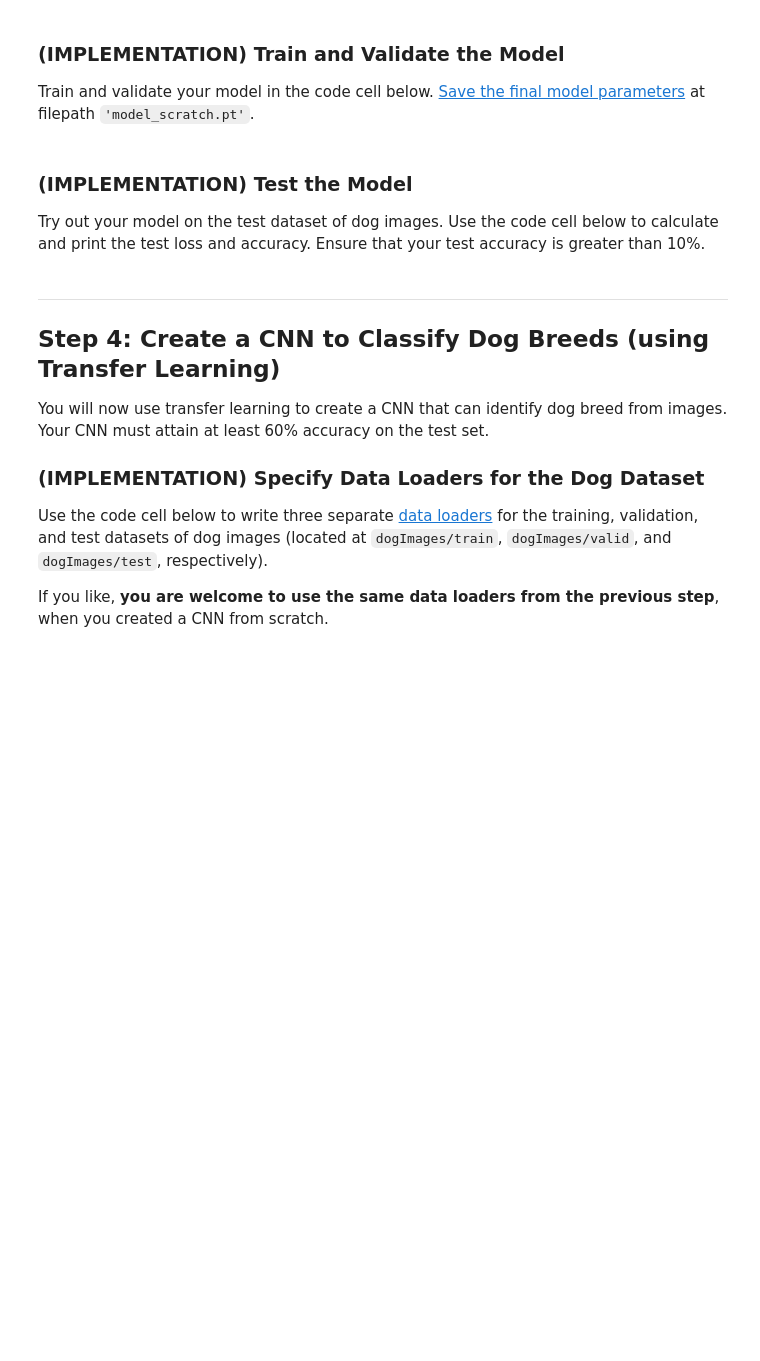
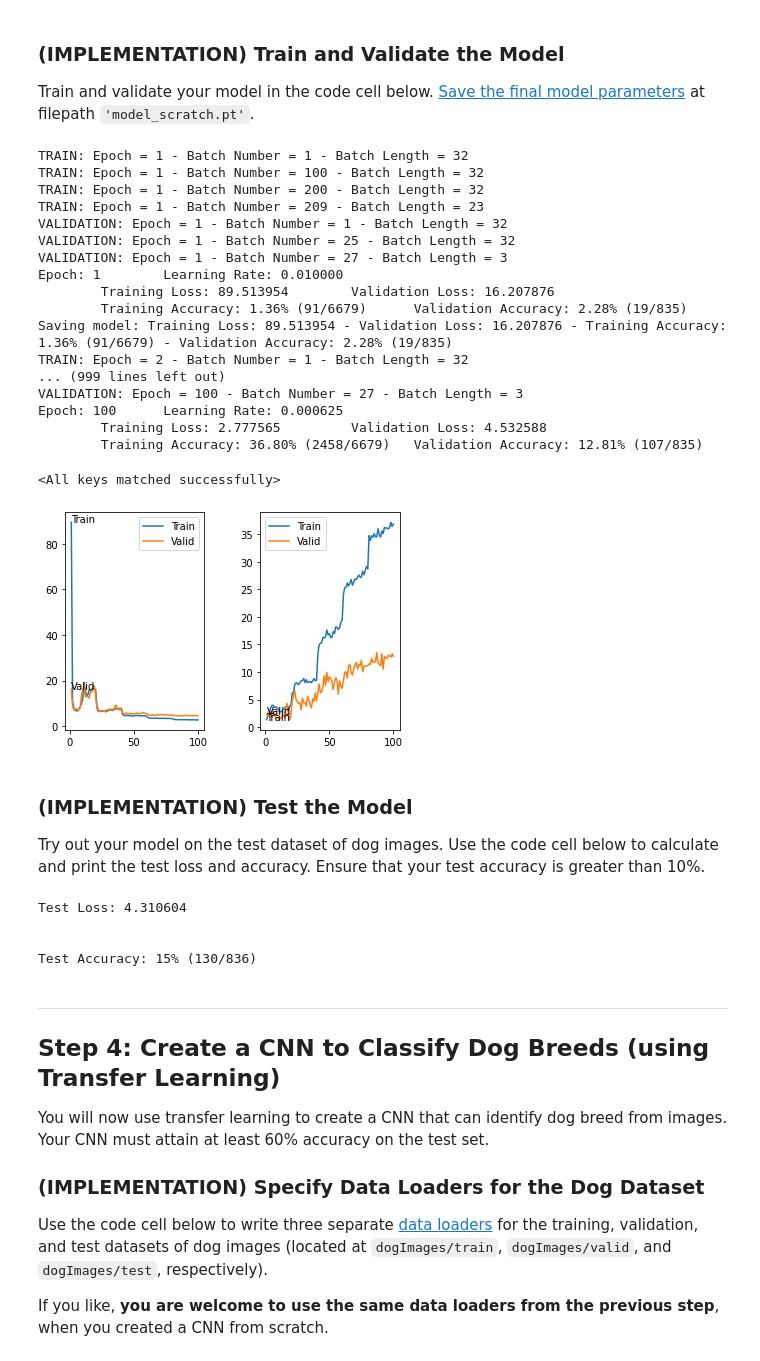
Before and after one commit to raffaeleterribile/Project-2---Dog-Breed-Classifier, a Jupyter notebook: dog_app.ipynb, the cells around one changed output. Saved outputs shown, nothing was run; the diff lists cells and outputs as text; code cells hidden in the pictures; blank space fills up the shorter version.

```diff
--- a/dog_app.ipynb
+++ b/dog_app.ipynb
@@ -602,7 +682,7 @@ scheduler_scratch = StepLR(optimizer_scratch, step_size=20, gamma=0.5) # Configu
 
 Train and validate your model in the code cell below.  [Save the final model parameters](http://pytorch.org/docs/master/notes/serialization.html) at filepath `'model_scratch.pt'`.
 # %%
-def train(n_epochs, loaders, model, optimizer, criterion, use_cuda, save_path, scheduler=None):
+def train(n_epochs, loaders, model, optimizer, criterion, use_cuda, save_path, scheduler=None, use_model_versioning=False):
     """returns trained model"""
     # initialize tracker for minimum validation loss
     valid_loss_min = np.Inf
@@ -617,6 +697,9 @@ def train(n_epochs, loaders, model, optimizer, criterion, use_cuda, save_path, s
     loss_plot.set_ylabel = "Loss"
     accuracy_plot.set_xlabel = "Epoch"
     accuracy_plot.set_ylabel = "Accuracy"
+
+    model_number = 0
+    model_file = ""
 
     for epoch in range(1, n_epochs + 1):
         # initialize variables to monitor training and validation loss
@@ -645,7 +728,7 @@ def train(n_epochs, loaders, model, optimizer, criterion, use_cuda, save_path, s
             if ((batch_idx + 1) == 1) or \
                     ((batch_idx + 1) % 100 == 0) or \
                         ((batch_idx + 1) == len(loaders['train'])):
-                print(F"TRAIN: Epoch = {epoch} - Batch Number = {batch_idx + 1} - Batch Length = {len(data)}")
+                print(f"TRAIN: Epoch = {epoch} - Batch Number = {batch_idx + 1} - Batch Length = {len(data)}")
 
             optimizer.zero_grad() # Reset gradients
             train_output = model(data) # Calculate the results
@@ -674,7 +757,7 @@ def train(n_epochs, loaders, model, optimizer, criterion, use_cuda, save_path, s
             if ((batch_idx + 1) == 1) or \
                     ((batch_idx + 1) % 25 == 0) or \
                         ((batch_idx + 1) == len(loaders['valid'])):
-                print(F"VALIDATION: Epoch = {epoch} - Batch Number = {batch_idx + 1} - Batch Length = {len(data)}")
+                print(f"VALIDATION: Epoch = {epoch} - Batch Number = {batch_idx + 1} - Batch Length = {len(data)}")
 
             valid_output = model(data) # Calculate the results
             actual_loss = criterion(valid_output, target) # Calculate the error
@@ -729,38 +812,73 @@ def train(n_epochs, loaders, model, optimizer, criterion, use_cuda, save_path, s
 
         train_losses.append(train_loss)
         valid_losses.append(valid_loss)
         train_accuracies.append(train_accuracy)
         valid_accuracies.append(valid_accuracy)
 
         ## TODO: save the model if validation loss has decreased
         if valid_loss < valid_loss_min:
             print(f"Saving model: Training Loss: {train_loss:.6f} - Validation Loss: {valid_loss:.6f} - " + \
                 f"Training Accuracy: {train_accuracy:.2f}% ({train_correct}/{train_total}) - " + \
                 f"Validation Accuracy: {valid_accuracy:.2f}% ({valid_correct}/{valid_total})")
             valid_loss_min = valid_loss
-            torch.save(model.state_dict(), save_path)
+
+            # It seems that when saving large file, the file it's not close properly.
+            # I've tried several workarounds (open and closing explicitly, deleting if exists, using a delay, etc.)
+            # but nothing worked, so I'll save every model in a new file and finally I'll rename the last model
+            # with the correct name
+            # torch.save(model.state_dict(), save_path)
+            if not use_model_versioning:
+                torch.save(model.state_dict(), save_path)
+            else:
+                model_number += 1
+                model_file = f"{save_path.replace('.pt', '')}_{model_number}.pt"
+                torch.save(model.state_dict(), model_file)
 
     loss_plot.plot(range(1, n_epochs + 1), train_losses, label="Train")
     loss_plot.plot(range(1, n_epochs + 1), valid_losses, label="Valid")
     loss_plot.legend()
     loss_plot.text(1, train_losses[0], "Train")
     loss_plot.text(1, valid_losses[0], "Valid")
     accuracy_plot.plot(range(1, n_epochs + 1), train_accuracies, label="Train")
     accuracy_plot.plot(range(1, n_epochs + 1), valid_accuracies, label="Valid")
     accuracy_plot.legend()
     accuracy_plot.text(1, train_accuracies[0], "Train")
     accuracy_plot.text(1, valid_accuracies[0], "Valid")
 
+    if use_model_versioning:
+        if os.path.exists(save_path):
+            os.remove(save_path)
+        os.rename(model_file, save_path)
+
     # return trained model
     return model
 
-# Commented out to avoid execution while developing other cells
 # train the model
-# model_scratch = train(100, loaders_scratch, model_scratch, optimizer_scratch,
-#                       criterion_scratch, use_cuda, 'model_scratch.pt', scheduler_scratch)
+model_scratch = train(100, loaders_scratch, model_scratch, optimizer_scratch,
+                      criterion_scratch, use_cuda, 'model_scratch.pt', scheduler_scratch)
 
 # load the model that got the best validation accuracy
-# model_scratch.load_state_dict(torch.load('model_scratch.pt'))
+model_scratch.load_state_dict(torch.load('model_scratch.pt'))
+# %% [output]
+TRAIN: Epoch = 1 - Batch Number = 1 - Batch Length = 32
+TRAIN: Epoch = 1 - Batch Number = 100 - Batch Length = 32
+TRAIN: Epoch = 1 - Batch Number = 200 - Batch Length = 32
+TRAIN: Epoch = 1 - Batch Number = 209 - Batch Length = 23
+VALIDATION: Epoch = 1 - Batch Number = 1 - Batch Length = 32
+VALIDATION: Epoch = 1 - Batch Number = 25 - Batch Length = 32
+VALIDATION: Epoch = 1 - Batch Number = 27 - Batch Length = 3
+Epoch: 1        Learning Rate: 0.010000
+        Training Loss: 89.513954        Validation Loss: 16.207876
+        Training Accuracy: 1.36% (91/6679)      Validation Accuracy: 2.28% (19/835)
+Saving model: Training Loss: 89.513954 - Validation Loss: 16.207876 - Training Accuracy: 1.36% (91/6679) - Validation Accuracy: 2.28% (19/835)
+TRAIN: Epoch = 2 - Batch Number = 1 - Batch Length = 32
+... (999 lines left out)
+VALIDATION: Epoch = 100 - Batch Number = 27 - Batch Length = 3
+Epoch: 100      Learning Rate: 0.000625
+        Training Loss: 2.777565         Validation Loss: 4.532588
+        Training Accuracy: 36.80% (2458/6679)   Validation Accuracy: 12.81% (107/835)
+<All keys matched successfully>
+[figure, added]
 # %% [markdown]
 ### (IMPLEMENTATION) Test the Model
 
@@ -795,9 +913,13 @@ def test(loaders, model, criterion, use_cuda):
     print('\nTest Accuracy: %2d%% (%2d/%2d)' % (
         100. * correct / total, correct, total))
 
-# Commented out to avoid execution while developing other cells
 # call test function
-# test(loaders_scratch, model_scratch, criterion_scratch, use_cuda)
+test(loaders_scratch, model_scratch, criterion_scratch, use_cuda)
+# %% [output]
+Test Loss: 4.310604
+
+
+Test Accuracy: 15% (130/836)
 # %% [markdown]
 ---
 <a id='step4'></a>
```
Also changed, not shown: parts of 17 cells of this notebook, 3 other files.
